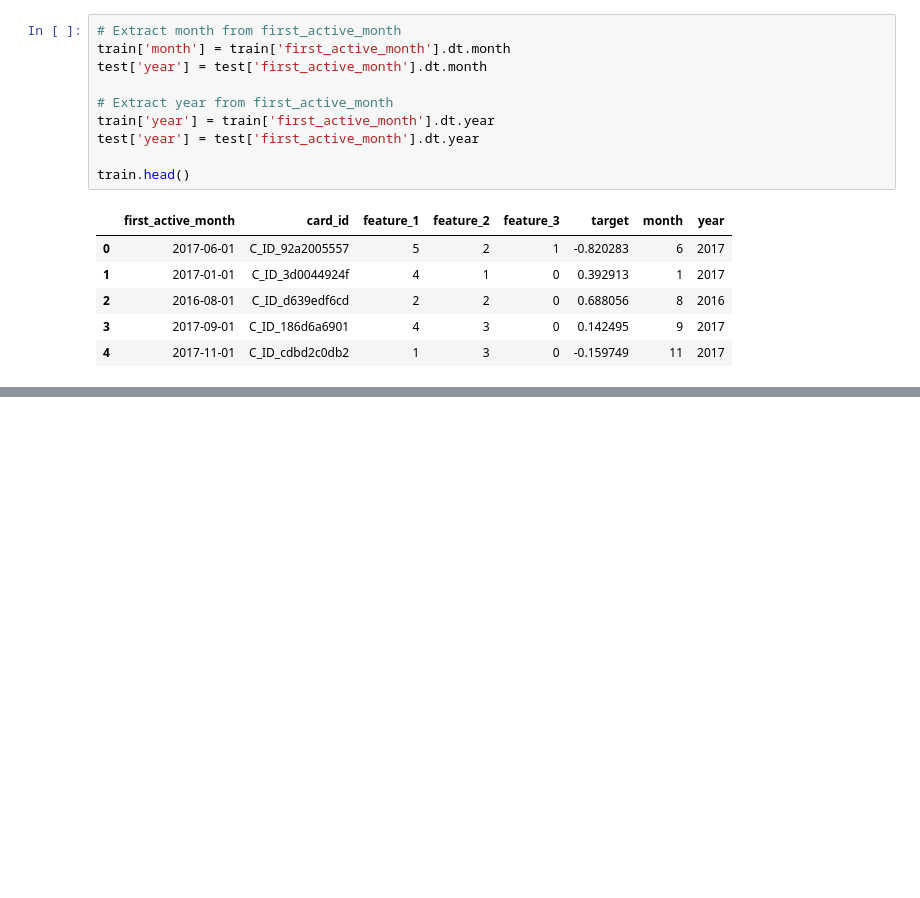
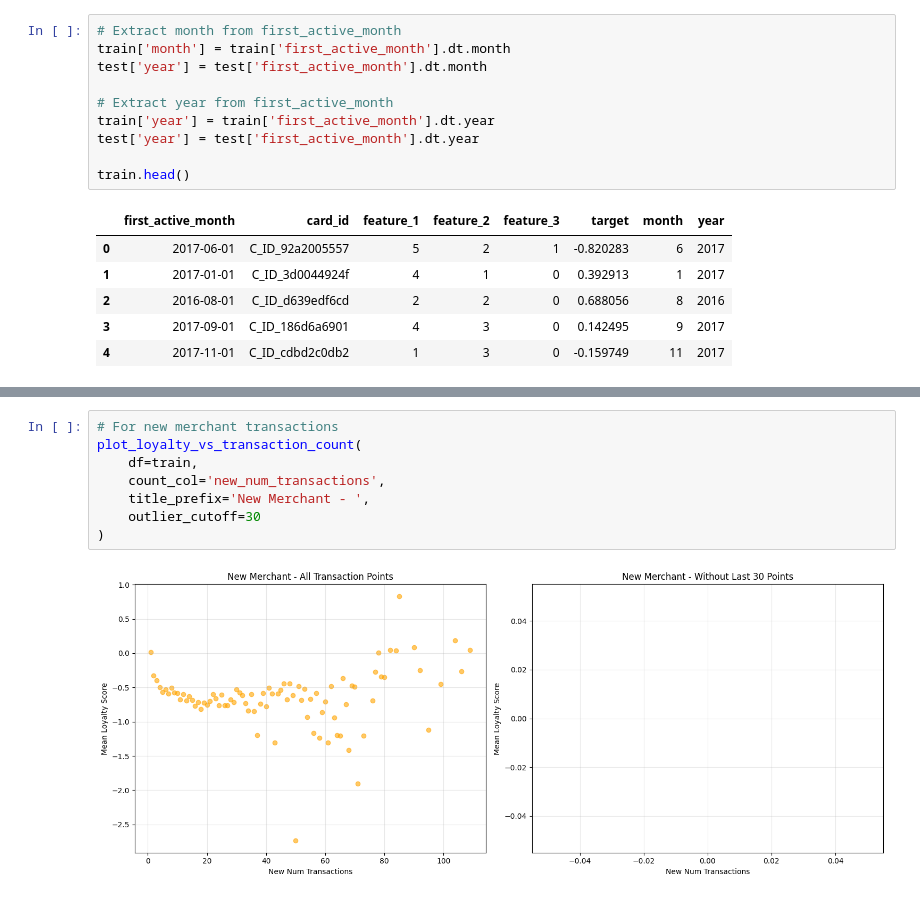
Before and after one commit to pettoss/AAI-510-project, a Jupyter notebook: data_processing.ipynb, the cells around one changed output, grey strips where cells are left out. Cells and saved outputs as stored; diff of their text form; blank space fills up the shorter version.

```diff
--- a/data_processing.ipynb
+++ b/data_processing.ipynb
@@ -214,0 +245,10 @@ plt.show()
+# %%
+# For new merchant transactions
+plot_loyalty_vs_transaction_count(
+    df=train,
+    count_col='new_num_transactions',
+    title_prefix='New Merchant - ',
+    outlier_cutoff=30
+)
+# %% [output]
+[figure, added]
```
Also changed, not shown: parts of 19 cells of this notebook.
